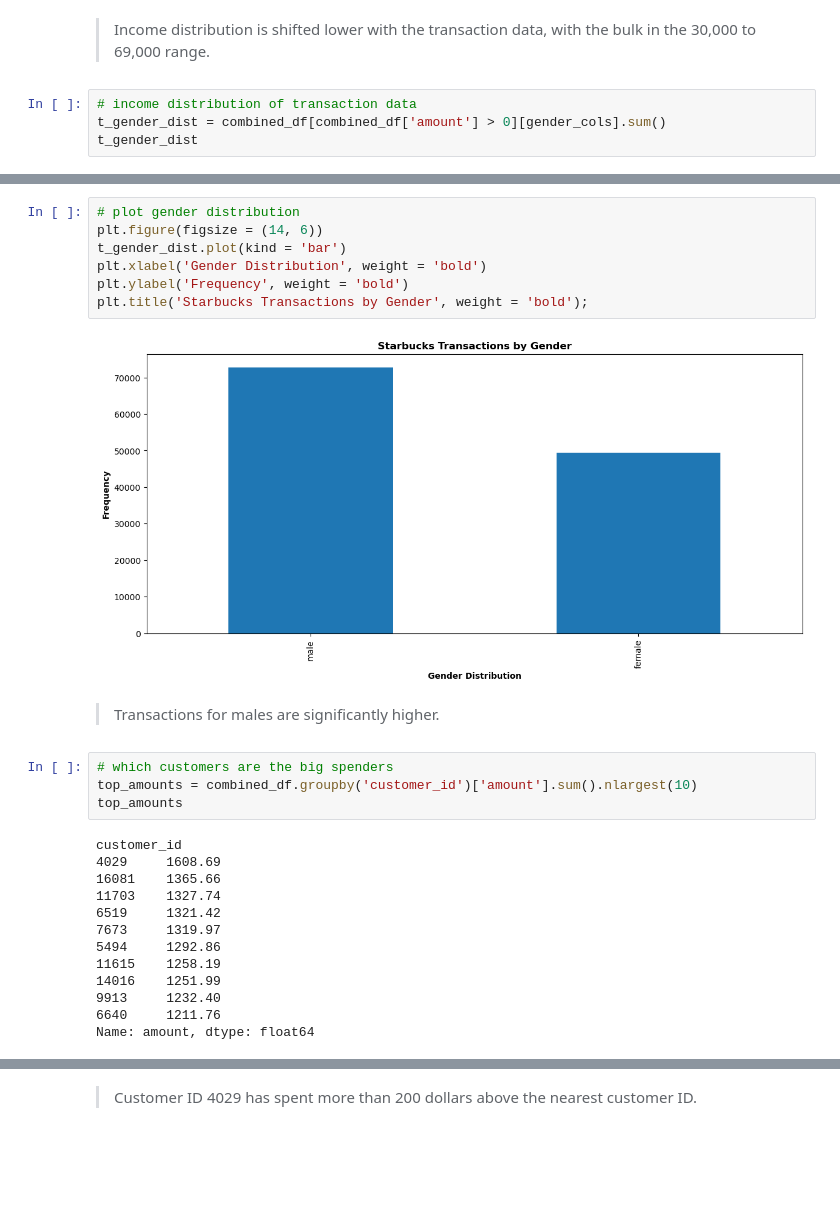
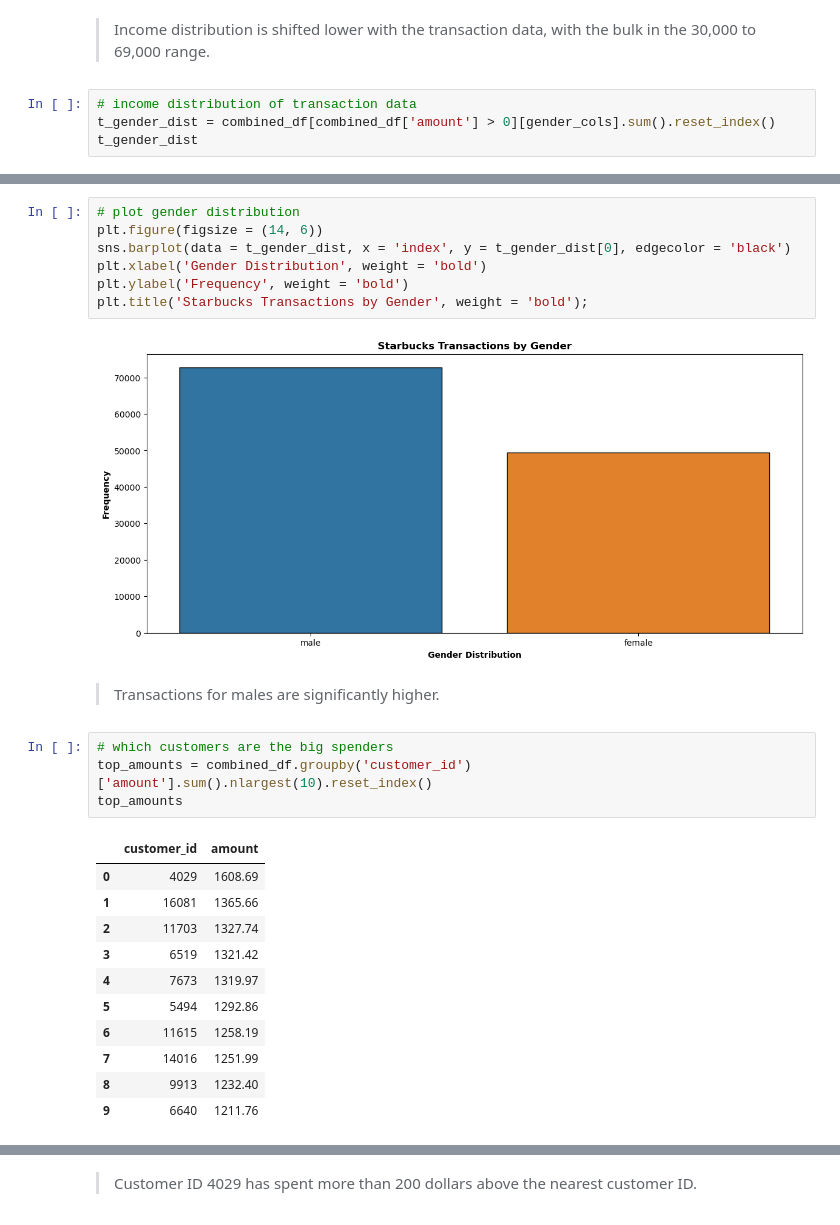
Before and after one commit to mmascaro864/capstone, a Jupyter notebook: starbucks_capstone.ipynb, the cells around one changed output, grey strips where cells are left out. Drawn from its saved outputs; the diff is of its cells as text; blank space fills up the shorter version.

```diff
--- a/starbucks_capstone.ipynb
+++ b/starbucks_capstone.ipynb
@@ -603,6 +666,6 @@ plt.title('Starbucks Transactions Income Distribution', weight = 'bold');
 > Income distribution is shifted lower with the transaction data, with the bulk in the 30,000 to 69,000 range.
 # %%
 # income distribution of transaction data
-t_gender_dist = combined_df[combined_df['amount'] > 0][gender_cols].sum()
+t_gender_dist = combined_df[combined_df['amount'] > 0][gender_cols].sum().reset_index()
 t_gender_dist
 # %% [output]
@@ -612,31 +675,30 @@ dtype: float64
 # %%
 # plot gender distribution
 plt.figure(figsize = (14, 6))
-t_gender_dist.plot(kind = 'bar')
+sns.barplot(data = t_gender_dist, x = 'index', y = t_gender_dist[0], edgecolor = 'black')
 plt.xlabel('Gender Distribution', weight = 'bold')
 plt.ylabel('Frequency', weight = 'bold')
 plt.title('Starbucks Transactions by Gender', weight = 'bold');
 # %% [output]
-[figure, old version]
+[figure, new version]
 # %% [markdown]
 > Transactions for males are significantly higher.
 # %%
 # which customers are the big spenders
-top_amounts = combined_df.groupby('customer_id')['amount'].sum().nlargest(10)
+top_amounts = combined_df.groupby('customer_id')['amount'].sum().nlargest(10).reset_index()
 top_amounts
 # %% [output]
-customer_id
-4029     1608.69
-16081    1365.66
-11703    1327.74
-6519     1321.42
-7673     1319.97
-5494     1292.86
-11615    1258.19
-14016    1251.99
-9913     1232.40
-6640     1211.76
-Name: amount, dtype: float64
+|  | customer_id | amount |
+| 0 | 4029 | 1608.69 |
+| 1 | 16081 | 1365.66 |
+| 2 | 11703 | 1327.74 |
+| 3 | 6519 | 1321.42 |
+| 4 | 7673 | 1319.97 |
+| 5 | 5494 | 1292.86 |
+| 6 | 11615 | 1258.19 |
+| 7 | 14016 | 1251.99 |
+| 8 | 9913 | 1232.40 |
+| 9 | 6640 | 1211.76 |
 # %%
 # plot gender distribution
 plt.figure(figsize = (14, 6))
```
Also changed, not shown: parts of 63 cells of this notebook, 4 other files.
